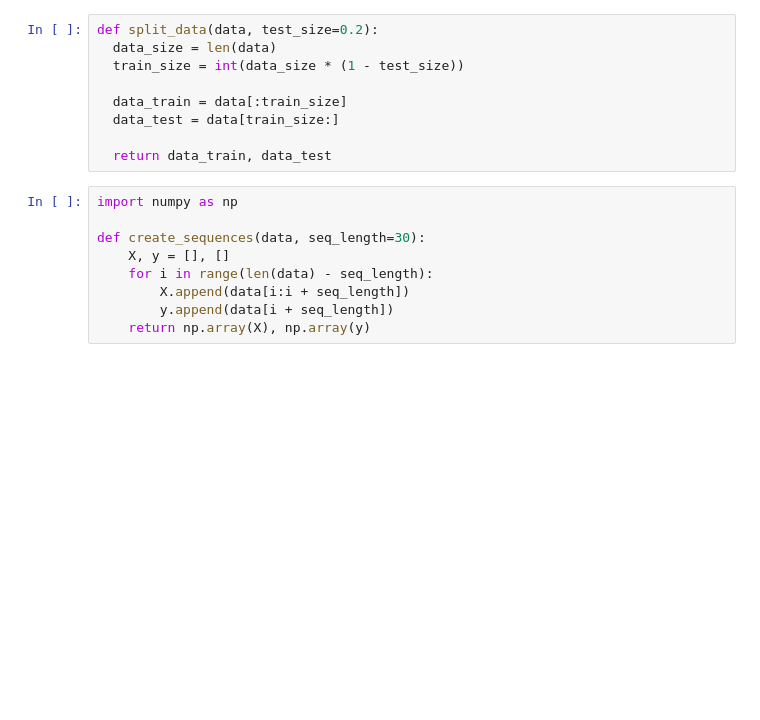
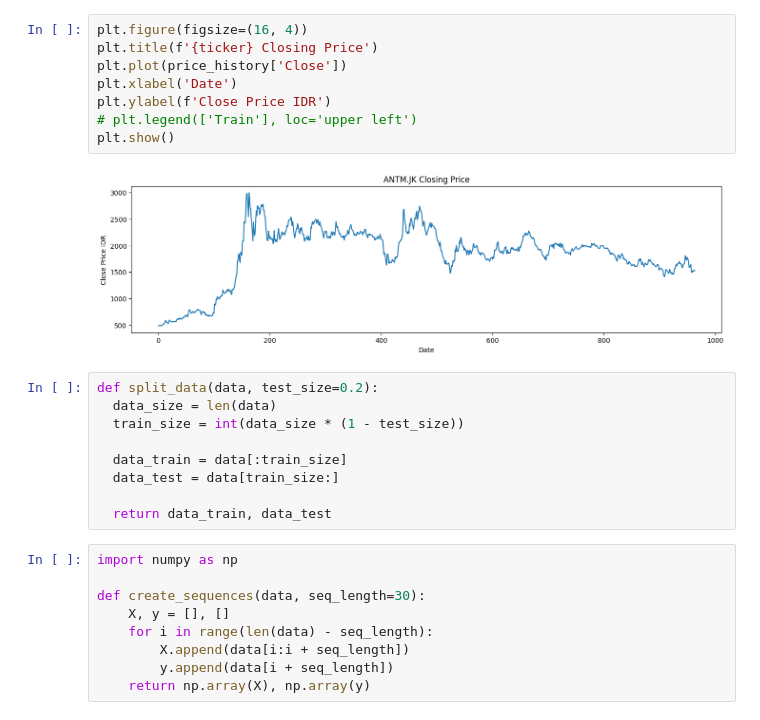
Before and after one commit to D9theCoder/Stock-Price-Prediction-Code, a Jupyter notebook: 2 Bot untuk Kaya.ipynb, the cells around one changed output. Saved outputs shown, nothing was run; the diff lists cells and outputs as text; blank space fills up the shorter version.

```diff
--- a/2 Bot untuk Kaya.ipynb
+++ b/2 Bot untuk Kaya.ipynb
@@ -14,3 +27,13 @@ price_history = pd.read_csv(f'{ticker}_price_history.csv')
+# %%
+plt.figure(figsize=(16, 4))
+plt.title(f'{ticker} Closing Price')
+plt.plot(price_history['Close'])
+plt.xlabel('Date')
+plt.ylabel(f'Close Price IDR')
+# plt.legend(['Train'], loc='upper left')
+plt.show()
+# %% [output]
+[figure, added]
 # %%
 def split_data(data, test_size=0.2):
   data_size = len(data)
```
Also changed, not shown: parts of 17 cells of this notebook, 5 other files.
